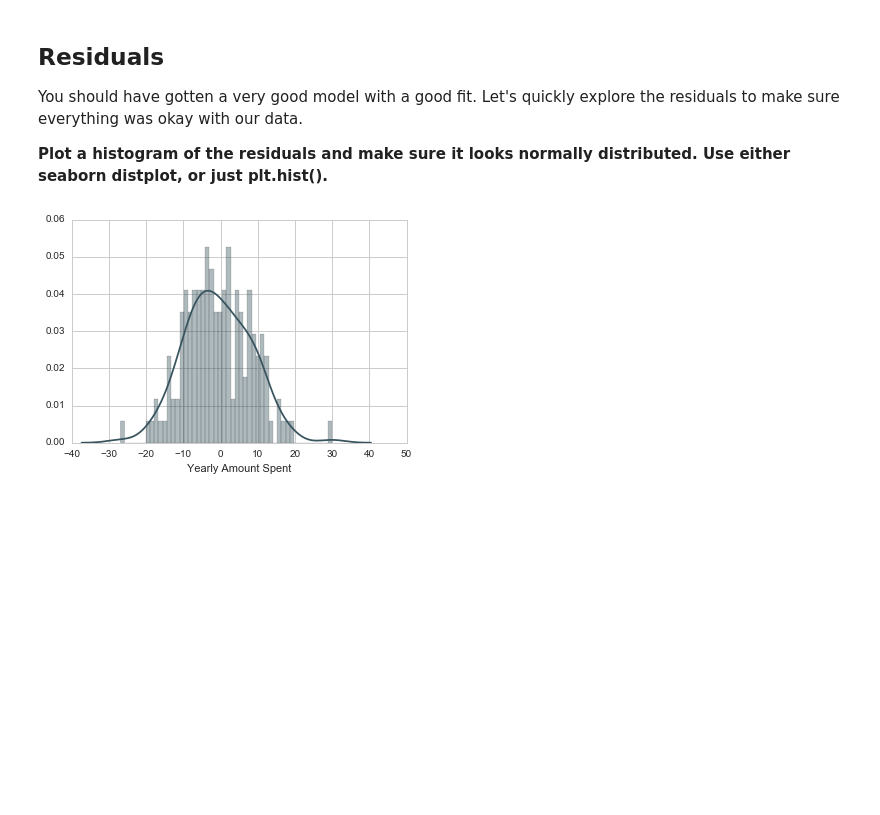
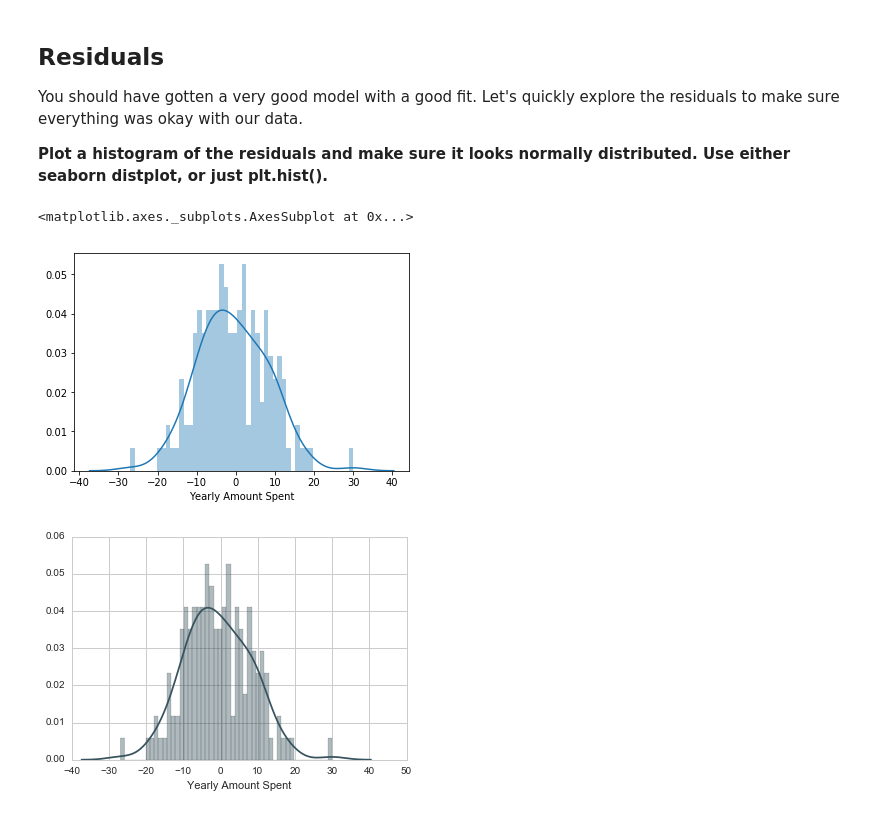
Before and after one commit to Ernest-Anderson-Hutasoit/Linear-Regression-Practice, a Jupyter notebook: 02-Linear Regression Project.ipynb, the cells around one changed output. Cells and saved outputs as stored; diff of their text form; code cells hidden in the pictures; blank space fills up the shorter version.

```diff
--- a/02-Linear Regression Project.ipynb
+++ b/02-Linear Regression Project.ipynb
@@ -204,6 +238,11 @@ RMSE: 8.93381506698
 You should have gotten a very good model with a good fit. Let's quickly explore the residuals to make sure everything was okay with our data.
 
 **Plot a histogram of the residuals and make sure it looks normally distributed. Use either seaborn distplot, or just plt.hist().**
+# %%
+sns.distplot((y_test - predictions), bins=50)
+# %% [output]
+<matplotlib.axes._subplots.AxesSubplot at 0x...>
+[figure, added]
 # %%
 # %% [output]
 [figure]
```
Also changed, not shown: parts of 16 cells of this notebook.
